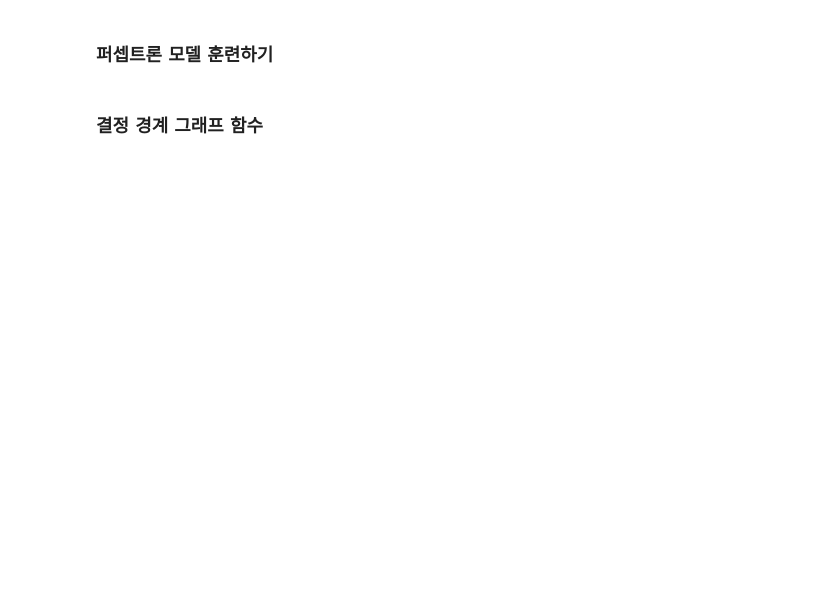
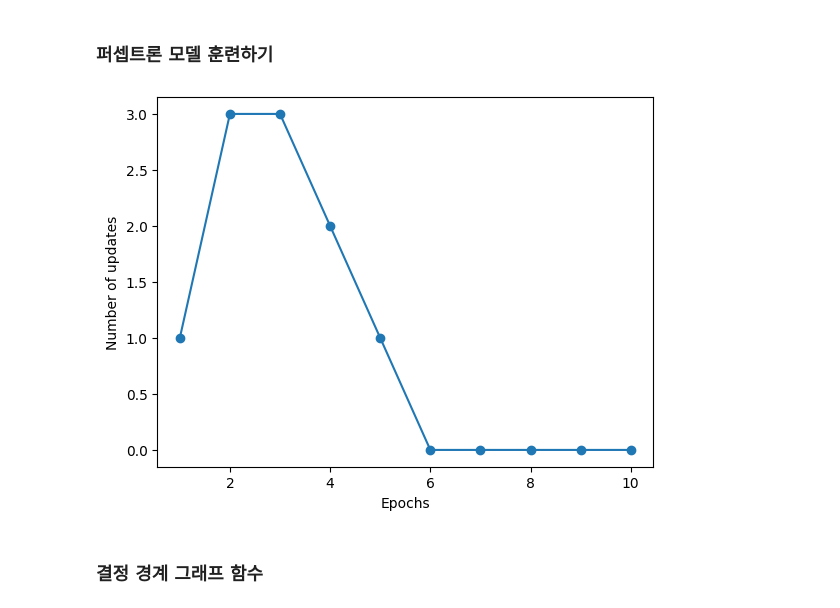
Before and after one commit to YeongJae0114/hanbat_study, a Jupyter notebook: 기계학습-최해철/6wk/6주차_실습/6주차_실습자료.ipynb, the cells around one changed output. Drawn from its saved outputs; the diff is of its cells as text; code cells hidden in the pictures; blank space fills up the shorter version.

```diff
--- a/기계학습-최해철/6wk/6주차_실습/6주차_실습자료.ipynb
+++ b/기계학습-최해철/6wk/6주차_실습/6주차_실습자료.ipynb
@@ -100,6 +111,9 @@ class Perceptron(object):
     """
     def __init__(self, eta=0.01, n_iter=50, random_state=1):
         ''' 초기화 함수 구현 '''
+        self.eta = eta
+        self.n_iter = n_iter
+        self.random_state = random_state
 
 
     def fit(self, X, y):
@@ -117,15 +131,27 @@ class Perceptron(object):
         self : object
 
         """
+        rgen = np.random.RandomState(self.random_state)
+        self.w_ = rgen.normal(loc=0.0, scale = 0.01, size = 1 + X.shape[1])
+        self.errors_ = []
 
+        for _ in range(self.n_iter):
+          errors = 0
+          for xi, target in zip(X,y):
+            update = self.eta * (target - self.predict(xi))
+            self.w_[1:] += update * xi
+            self.w_[0] += update
+            errors += int(update != 0.0)
+          self.errors_.append(errors)
+        return self
 
     def net_input(self, X):
         """입력 계산 함수 구현"""
-
-
+        return np.dot(X, self.w_[1:]) +self.w_[0]
 
     def predict(self, X):
         """ 에측 함수 구현"""
+        return np.where(self.net_input(X) >= 0.0, 1, -1)
 # %% [markdown]
 $\boldsymbol{w}^{(1)} = \boldsymbol{w}^{(0)}+\mathit\Delta\boldsymbol{w}=\boldsymbol{w}^{(0)}+\eta(\boldsymbol{y}-\boldsymbol{\hat{y}})\boldsymbol{x}=\eta(\boldsymbol{y}-\phi(\boldsymbol{w}^{(0)}\boldsymbol{x}))\boldsymbol{x}=\eta(\boldsymbol{y}+1)\boldsymbol{x}$
 
@@ -172,2 +236,15 @@ import numpy as np
+# %%
+# Perceptron 선언 및 학습
+ppn = Perceptron(eta=0.1, n_iter=10)
+
+ppn.fit(X, y)
+
+# Epochs당 Number of updates 그래프 출력
+plt.plot(range(1, len(ppn.errors_) + 1), ppn.errors_, marker='o')
+plt.xlabel('Epochs')
+plt.ylabel('Number of updates')
+plt.show()
+# %% [output]
+[figure, added]
 # %% [markdown]
 ### 결정 경계 그래프 함수
```
Also changed, not shown: parts of 14 cells of this notebook, 16 other files.
